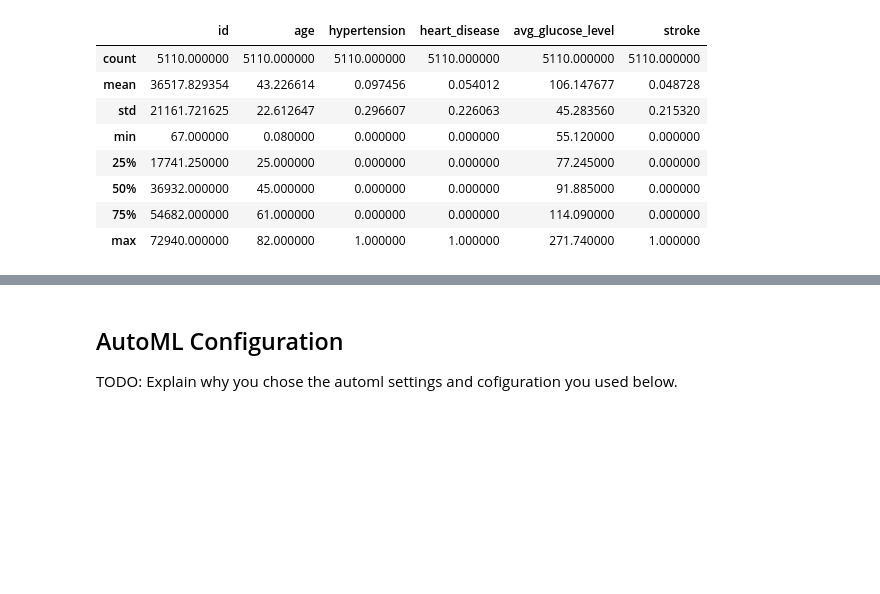
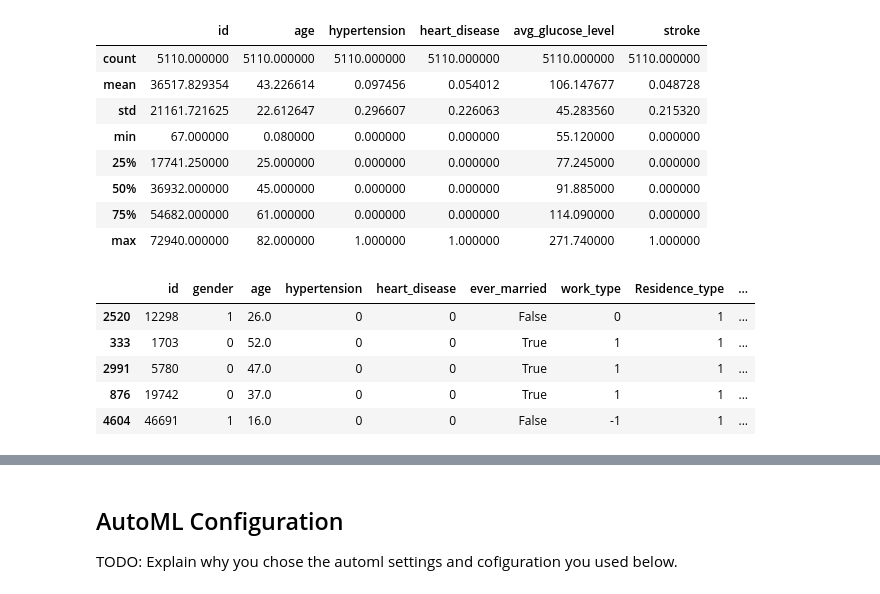
Before and after one commit to ciccioska/Udacity-AzureML-Capstone-Project, a Jupyter notebook: automl.ipynb, the cells around one changed output, grey strips where cells are left out. Saved outputs shown, nothing was run; the diff lists cells and outputs as text; code cells hidden in the pictures; blank space fills up the shorter version.

```diff
--- a/automl.ipynb
+++ b/automl.ipynb
@@ -59,11 +58,8 @@ if key in workspace.datasets.keys():
 
 if not found:
         # Create AML Dataset and register it into Workspace
-        datastore_name = 'workspaceblobstore'
-        datastore = Datastore.get(workspace, datastore_name)
-        datastore_paths = [(datastore, 'stroke-dataset')]
-
-        dataset = Dataset.Tabular.from_delimited_files(path=datastore_paths)
+        example_data = 'https://raw.githubusercontent.com/ciccioska/Udacity-AzureML-Capstone-Project/master/healthcare-dataset-stroke-data.csv'
+        dataset = Dataset.Tabular.from_delimited_files(example_data)
 
         #Register Dataset in Workspace
         dataset = dataset.register(workspace=workspace,
@@ -71,8 +67,9 @@ if not found:
                                    description=description_text)
 
 
-df = dataset.to_pandas_dataframe()
-df.describe()
+x_df = dataset.to_pandas_dataframe().dropna()
+
+x_df.describe()
 # %% [output]
 |  | id | age | hypertension | heart_disease | avg_glucose_level | stroke |
 | count | 5110.000000 | 5110.000000 | 5110.000000 | 5110.000000 | 5110.000000 | 5110.000000 |
@@ -83,3 +80,29 @@ df.describe()
 | 50% | 36932.000000 | 45.000000 | 0.000000 | 0.000000 | 91.885000 | 0.000000 |
 | 75% | 54682.000000 | 61.000000 | 0.000000 | 0.000000 | 114.090000 | 0.000000 |
 | max | 72940.000000 | 82.000000 | 1.000000 | 1.000000 | 271.740000 | 1.000000 |
+# %%
+#prepare dataset
+x_df["work_type"] = x_df.work_type.apply(lambda s: 1 if s == "Private" else 0 if s == "Self-employed" else -1)
+x_df["bmi"] = x_df.bmi.apply(lambda s: 0 if s == "N/A" else s)
+x_df["gender"] = x_df.gender.apply(lambda s: 1 if s == "Male" else 0)
+x_df["Residence_type"] = x_df.Residence_type.apply(lambda s: 1 if s == "Urban" else 0)
+x_df["smoking_status"] = x_df.smoking_status.apply(lambda s: 1 if s == "smokes" else -1 if s == "never smoked" else 2 if s == "formerly smoked" else 0)
+
+y_df = x_df.pop("stroke")
+
+# Split data into train and test sets.
+(x_train, x_test, y_train, y_test) = train_test_split(x_df, y_df, test_size = 0.3)
+label = "stroke"
+
+train_data_df = pd.concat([x_train, y_train], axis=1)
+test_data_df = pd.concat([x_test, y_train], axis=1)
+
+# view train dataset
+train_data_df.head()
+# %% [output]
+|  | id | gender | age | hypertension | heart_disease | ever_married | work_type | Residence_type | ... |
+| 2520 | 12298 | 1 | 26.0 | 0 | 0 | False | 0 | 1 | ... |
+| 333 | 1703 | 0 | 52.0 | 0 | 0 | True | 1 | 1 | ... |
+| 2991 | 5780 | 0 | 47.0 | 0 | 0 | True | 1 | 1 | ... |
+| 876 | 19742 | 0 | 37.0 | 0 | 0 | True | 1 | 1 | ... |
+| 4604 | 46691 | 1 | 16.0 | 0 | 0 | False | -1 | 1 | ... |
```
Also changed, not shown: parts of 10 cells of this notebook, 10 other files.
